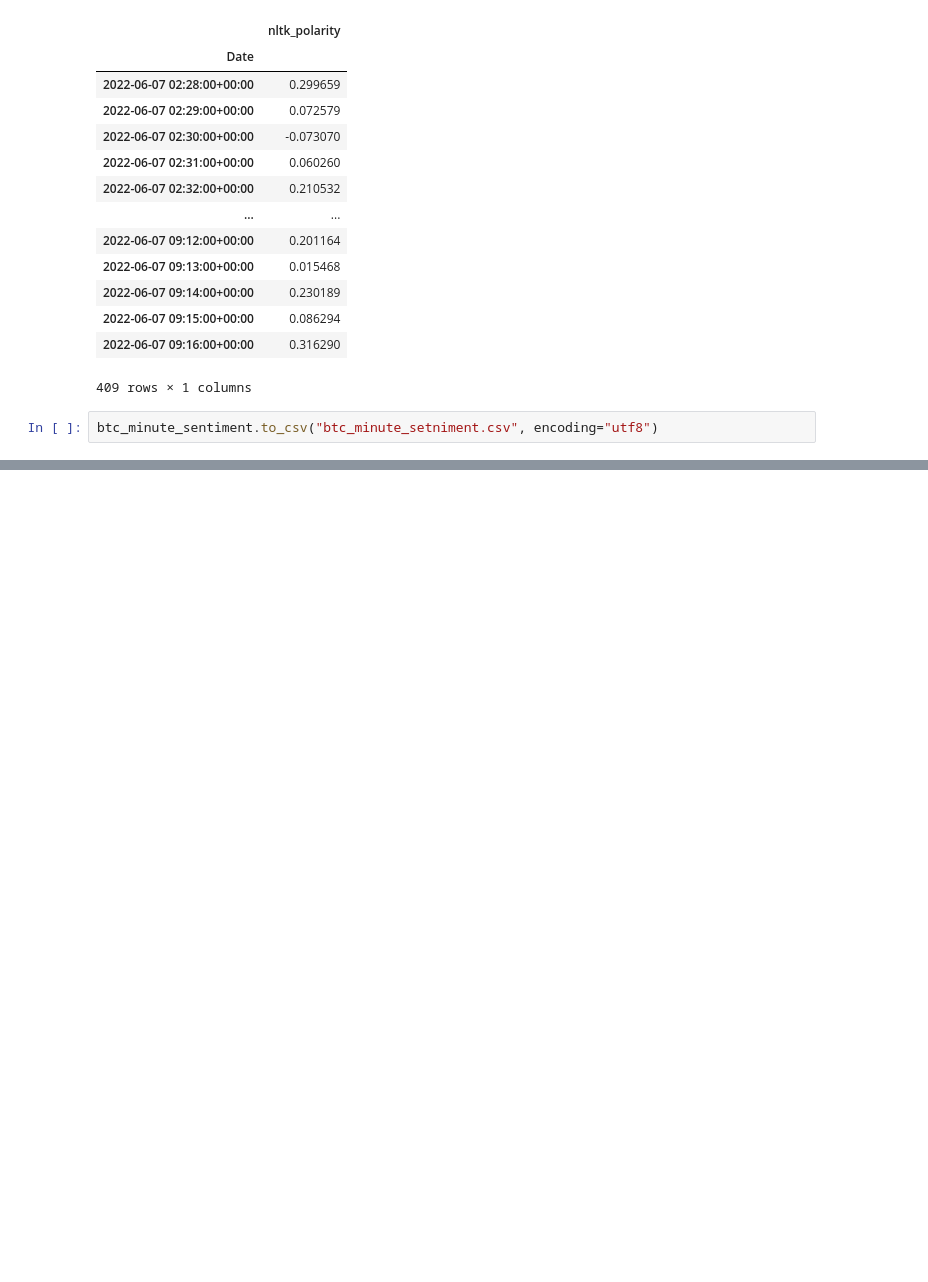
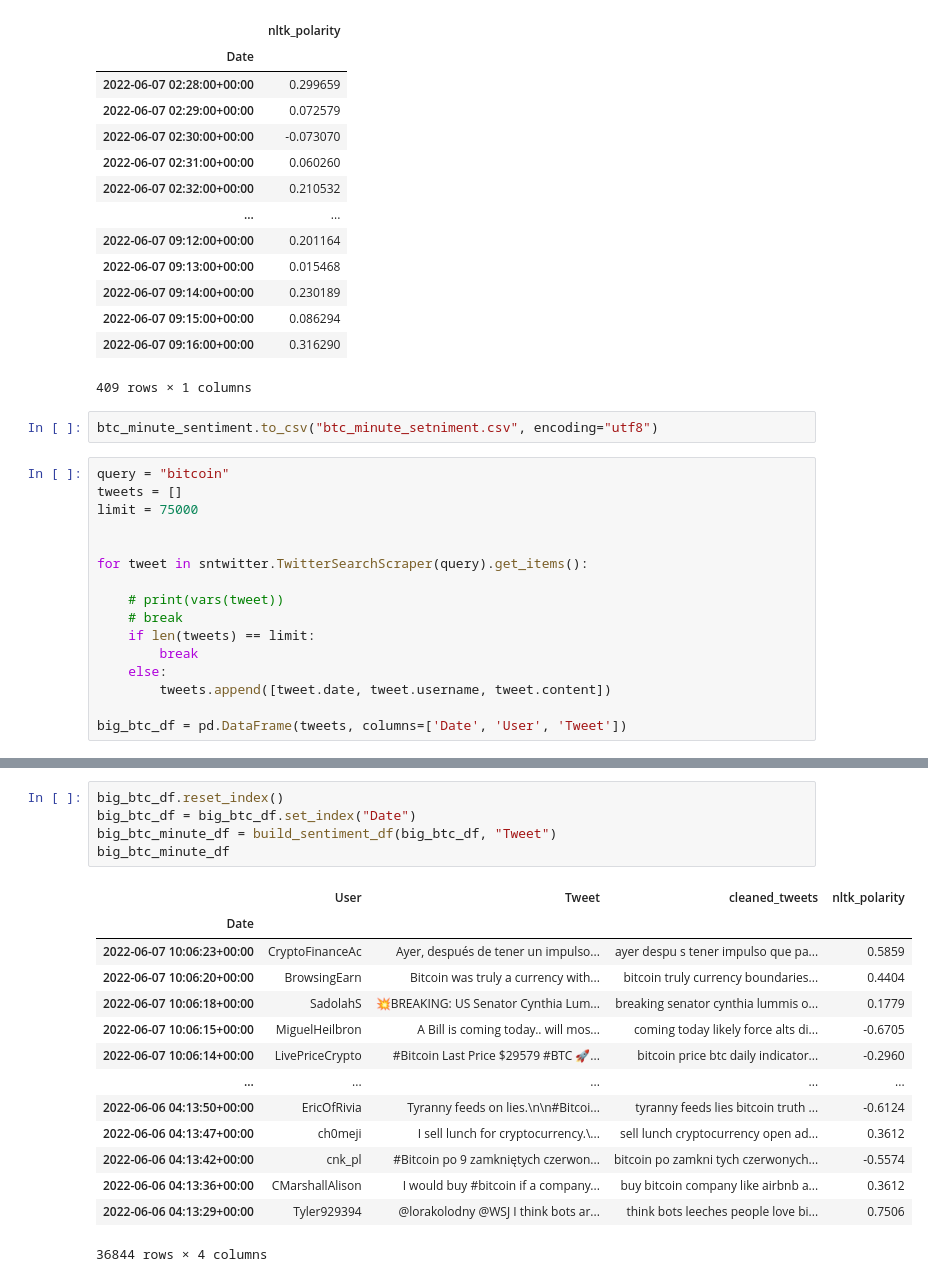
Before and after one commit to SamRoberts995/Project2_ML, a Jupyter notebook: trading_algo_variations/test.ipynb, the cells around one changed output, grey strips where cells are left out. Saved outputs shown, nothing was run; the diff lists cells and outputs as text; blank space fills up the shorter version.

```diff
--- a/trading_algo_variations/test.ipynb
+++ b/trading_algo_variations/test.ipynb
@@ -318,3 +318,19 @@ btc_minute_sentiment
 409 rows × 1 columns
 # %%
 btc_minute_sentiment.to_csv("btc_minute_setniment.csv", encoding="utf8")
+# %%
+query = "bitcoin"
+tweets = []
+limit = 75000
+
+
+for tweet in sntwitter.TwitterSearchScraper(query).get_items():
+
+    # print(vars(tweet))
+    # break
+    if len(tweets) == limit:
+        break
+    else:
+        tweets.append([tweet.date, tweet.username, tweet.content])
+
+big_btc_df = pd.DataFrame(tweets, columns=['Date', 'User', 'Tweet'])
@@ -320,0 +353,20 @@ btc_minute_sentiment.to_csv("btc_minute_setniment.csv", encoding="utf8")
+# %%
+big_btc_df.reset_index()
+big_btc_df = big_btc_df.set_index("Date")
+big_btc_minute_df = build_sentiment_df(big_btc_df, "Tweet")
+big_btc_minute_df
+# %% [output]
+|  | User | Tweet | cleaned_tweets | nltk_polarity |
+| Date |  |  |  |  |
+| 2022-06-07 10:06:23+00:00 | CryptoFinanceAc | Ayer, después de tener un impulso... | ayer despu s tener impulso que pa... | 0.5859 |
+| 2022-06-07 10:06:20+00:00 | BrowsingEarn | Bitcoin was truly a currency with... | bitcoin truly currency boundaries... | 0.4404 |
+| 2022-06-07 10:06:18+00:00 | SadolahS | 💥BREAKING: US Senator Cynthia Lum... | breaking senator cynthia lummis o... | 0.1779 |
+| 2022-06-07 10:06:15+00:00 | MiguelHeilbron | A Bill is coming today.. will mos... | coming today likely force alts di... | -0.6705 |
+| 2022-06-07 10:06:14+00:00 | LivePriceCrypto | #Bitcoin Last Price $29579 #BTC 🚀... | bitcoin price btc daily indicator... | -0.2960 |
+| ... | ... | ... | ... | ... |
+| 2022-06-06 04:13:50+00:00 | EricOfRivia | Tyranny feeds on lies.\n\n#Bitcoi... | tyranny feeds lies bitcoin truth ... | -0.6124 |
+| 2022-06-06 04:13:47+00:00 | ch0meji | I sell lunch for cryptocurrency.\... | sell lunch cryptocurrency open ad... | 0.3612 |
+| 2022-06-06 04:13:42+00:00 | cnk_pl | #Bitcoin po 9 zamkniętych czerwon... | bitcoin po zamkni tych czerwonych... | -0.5574 |
+| 2022-06-06 04:13:36+00:00 | CMarshallAlison | I would buy #bitcoin if a company... | buy bitcoin company like airbnb a... | 0.3612 |
+| 2022-06-06 04:13:29+00:00 | Tyler929394 | @lorakolodny @WSJ I think bots ar... | think bots leeches people love bi... | 0.7506 |
+36844 rows × 4 columns
```
Also changed, not shown: parts of 5 cells of this notebook, 1 other file.
